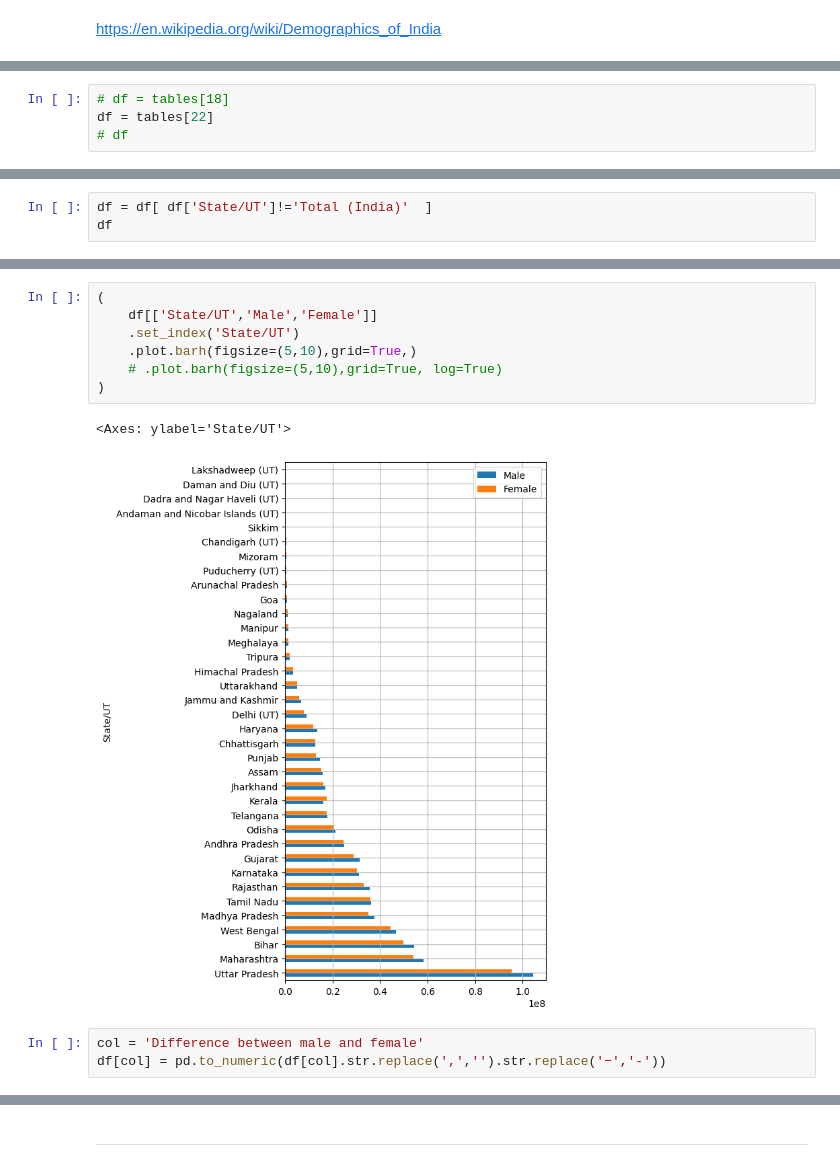
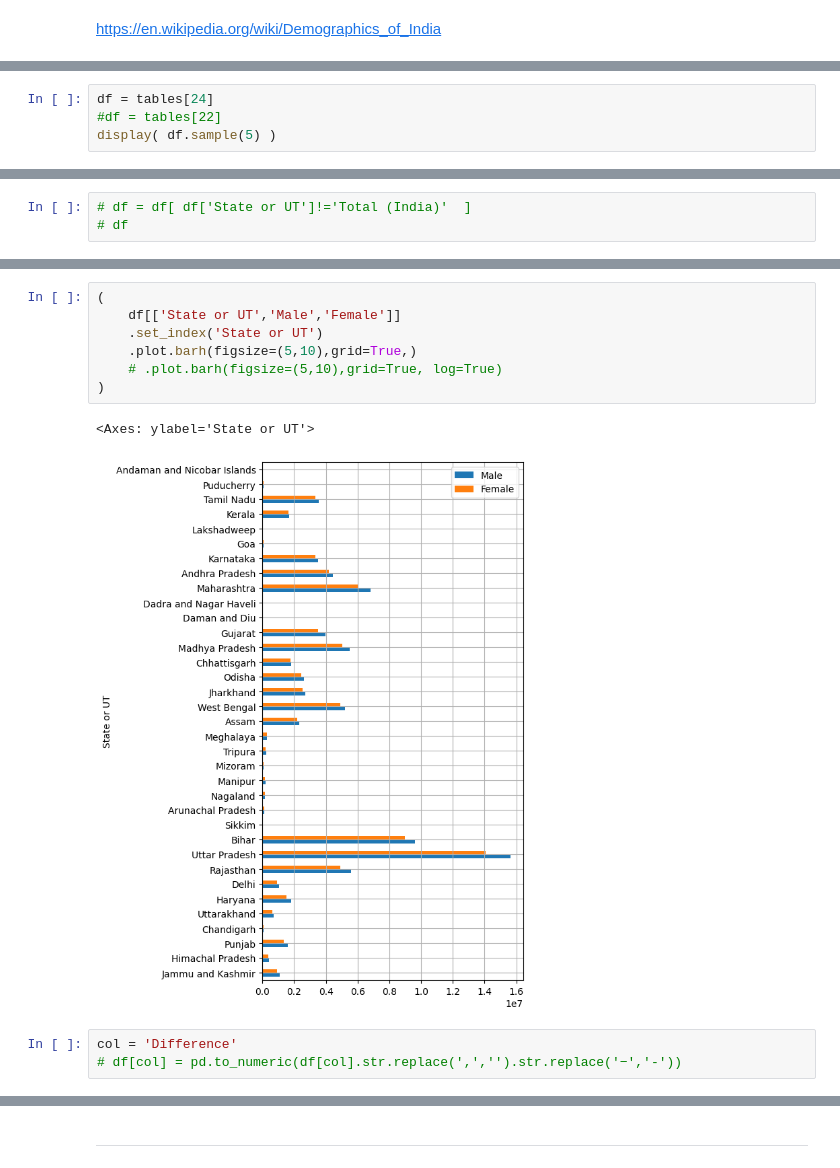
Before and after one commit to mechanoid5/ml_lectorium_2026_I, a Jupyter notebook: examples/03-ml-basic/03-pandas.ipynb, the cells around one changed output, grey strips where cells are left out. Cells and saved outputs as stored; diff of their text form.

```diff
--- a/examples/03-ml-basic/03-pandas.ipynb
+++ b/examples/03-ml-basic/03-pandas.ipynb
@@ -106,4 +112,4 @@ display( len(tables) )
 # %%
-# df = tables[18]
-df = tables[22]
-# df
+df = tables[24]
+#df = tables[22]
+display( df.sample(5) )
@@ -110,3 +123,3 @@ df = tables[22]
 # %%
-df = df[ df['State/UT']!='Total (India)'  ]
-df
+# df = df[ df['State or UT']!='Total (India)'  ]
+# df
@@ -177,17 +160,17 @@ memory usage: 4.0 KB
 None
 # %%
 (
-    df[['State/UT','Male','Female']]
-    .set_index('State/UT')
+    df[['State or UT','Male','Female']]
+    .set_index('State or UT')
     .plot.barh(figsize=(5,10),grid=True,)
     # .plot.barh(figsize=(5,10),grid=True, log=True)
 )
 # %% [output]
-<Axes: ylabel='State/UT'>
+<Axes: ylabel='State or UT'>
-[figure, old version]
+[figure, new version]
 # %%
-col = 'Difference between male and female'
-df[col] = pd.to_numeric(df[col].str.replace(',','').str.replace('−','-'))
+col = 'Difference'
+# df[col] = pd.to_numeric(df[col].str.replace(',','').str.replace('−','-'))
 # %%
 df.style.bar(
     subset=[col],
```
Also changed, not shown: parts of 12 cells of this notebook, 15 other files.
